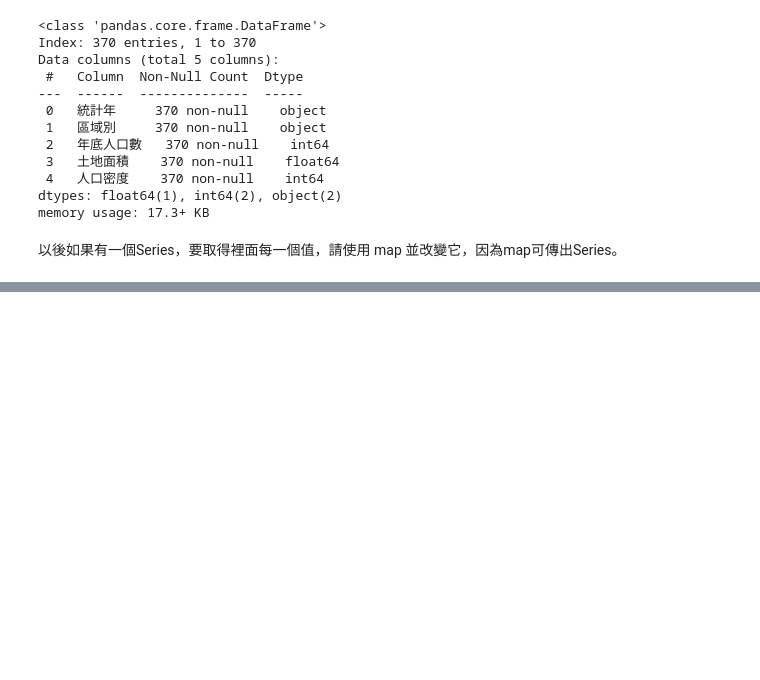
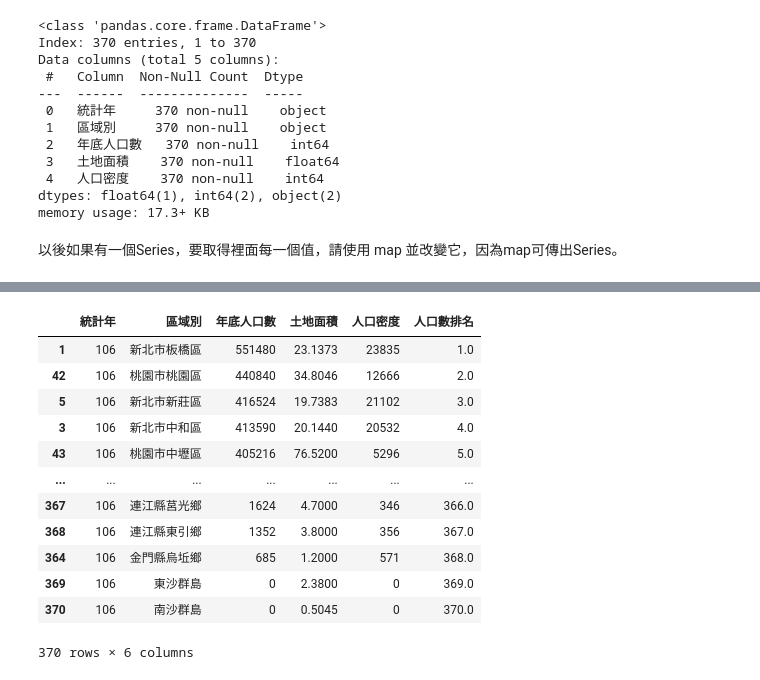
Before and after one commit to chihweihan/python_20240422_lesson2, a Jupyter notebook: lesson 18/lesson 18_1(替換Series_map).ipynb, the cells around one changed output, grey strips where cells are left out. Drawn from its saved outputs; the diff is of its cells as text; code cells hidden in the pictures; blank space fills up the shorter version.

```diff
--- a/lesson 18/lesson 18_1(Series_map).ipynb
+++ b/lesson 18/lesson 18_1(替換Series_map).ipynb
@@ -169,0 +187,3 @@ memory usage: 17.3+ KB
+# %%
+sorted_value = df3.sort_values(by='年底人口數', ascending= False)
+sorted_value
@@ -169,0 +251,17 @@ memory usage: 17.3+ KB
+# %%
+sorted_value['人口數排名'] = sorted_value['年底人口數'].rank(method='first',ascending=False)
+sorted_value
+# %% [output]
+|  | 統計年 | 區域別 | 年底人口數 | 土地面積 | 人口密度 | 人口數排名 |
+| 1 | 106 | 新北市板橋區 | 551480 | 23.1373 | 23835 | 1.0 |
+| 42 | 106 | 桃園市桃園區 | 440840 | 34.8046 | 12666 | 2.0 |
+| 5 | 106 | 新北市新莊區 | 416524 | 19.7383 | 21102 | 3.0 |
+| 3 | 106 | 新北市中和區 | 413590 | 20.1440 | 20532 | 4.0 |
+| 43 | 106 | 桃園市中壢區 | 405216 | 76.5200 | 5296 | 5.0 |
+| ... | ... | ... | ... | ... | ... | ... |
+| 367 | 106 | 連江縣莒光鄉 | 1624 | 4.7000 | 346 | 366.0 |
+| 368 | 106 | 連江縣東引鄉 | 1352 | 3.8000 | 356 | 367.0 |
+| 364 | 106 | 金門縣烏坵鄉 | 685 | 1.2000 | 571 | 368.0 |
+| 369 | 106 | 東沙群島 | 0 | 2.3800 | 0 | 369.0 |
+| 370 | 106 | 南沙群島 | 0 | 0.5045 | 0 | 370.0 |
+370 rows × 6 columns
```
Also changed, not shown: parts of 8 cells of this notebook, 3 other files.
